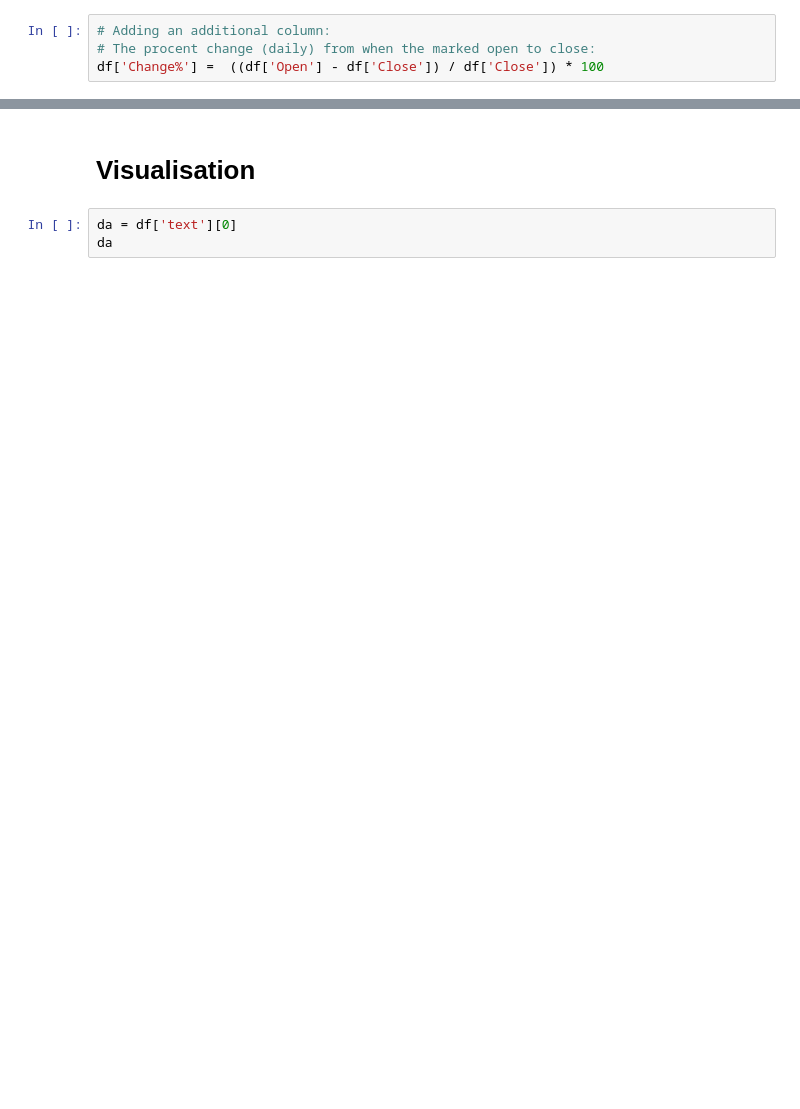
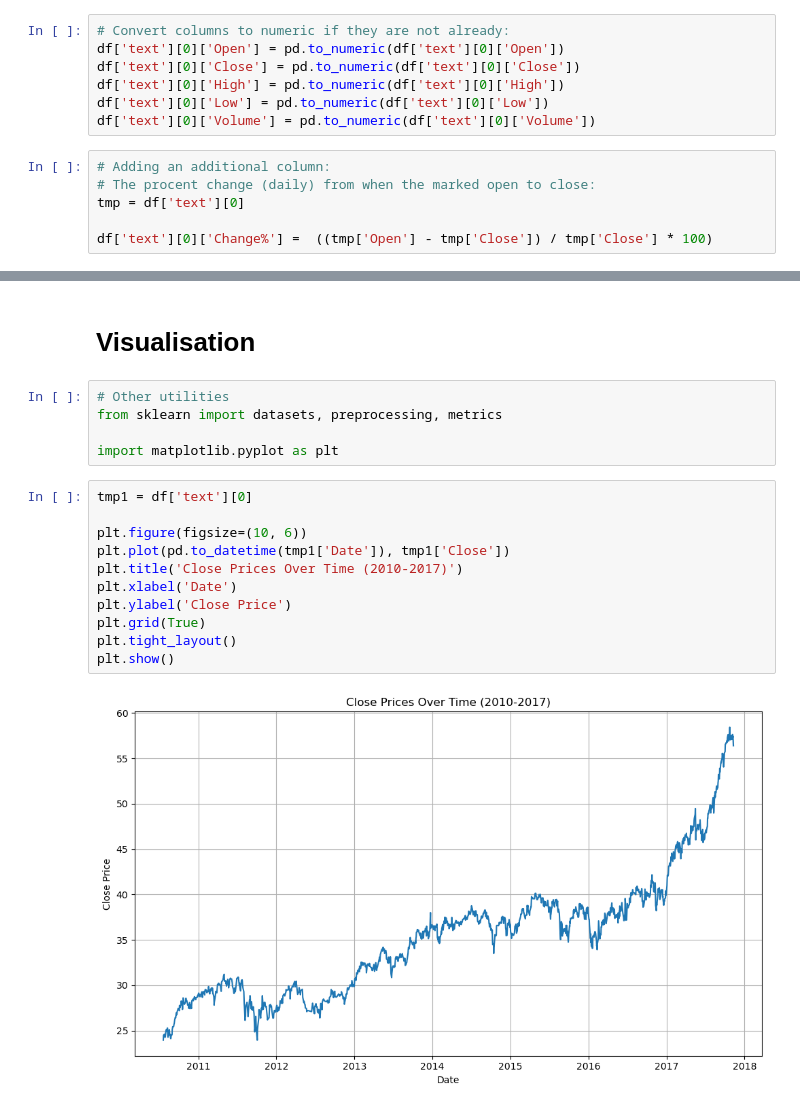
Before and after one commit to cph-oo221/Dat4-BI-MP1, a Jupyter notebook: stocks.ipynb, the cells around one changed output, grey strips where cells are left out. Cells and saved outputs as stored; diff of their text form; blank space fills up the shorter version.

```diff
--- a/stocks.ipynb
+++ b/stocks.ipynb
@@ -70,6 +151,15 @@ df['text'][0]
+# %%
+# Convert columns to numeric if they are not already:
+df['text'][0]['Open'] = pd.to_numeric(df['text'][0]['Open'])
+df['text'][0]['Close'] = pd.to_numeric(df['text'][0]['Close'])
+df['text'][0]['High'] = pd.to_numeric(df['text'][0]['High'])
+df['text'][0]['Low'] = pd.to_numeric(df['text'][0]['Low'])
+df['text'][0]['Volume'] = pd.to_numeric(df['text'][0]['Volume'])
 # %%
 # Adding an additional column:
 # The procent change (daily) from when the marked open to close:
-df['Change%'] =  ((df['Open'] - df['Close']) / df['Close']) * 100
+tmp = df['text'][0]
+
+df['text'][0]['Change%'] =  ((tmp['Open'] - tmp['Close']) / tmp['Close'] * 100)
 # %%
 df['text'][0]
@@ -76,5 +215,20 @@ df['text'][0]
 # %% [markdown]
 # Visualisation
-# %%
-da = df['text'][0]
-da
+# %%
+# Other utilities
+from sklearn import datasets, preprocessing, metrics
+
+import matplotlib.pyplot as plt
+# %%
+tmp1 = df['text'][0]
+
+plt.figure(figsize=(10, 6))
+plt.plot(pd.to_datetime(tmp1['Date']), tmp1['Close'])
+plt.title('Close Prices Over Time (2010-2017)')
+plt.xlabel('Date')
+plt.ylabel('Close Price')
+plt.grid(True)
+plt.tight_layout()
+plt.show()
+# %% [output]
+[figure, added]
```
Also changed, not shown: parts of 15 cells of this notebook.
